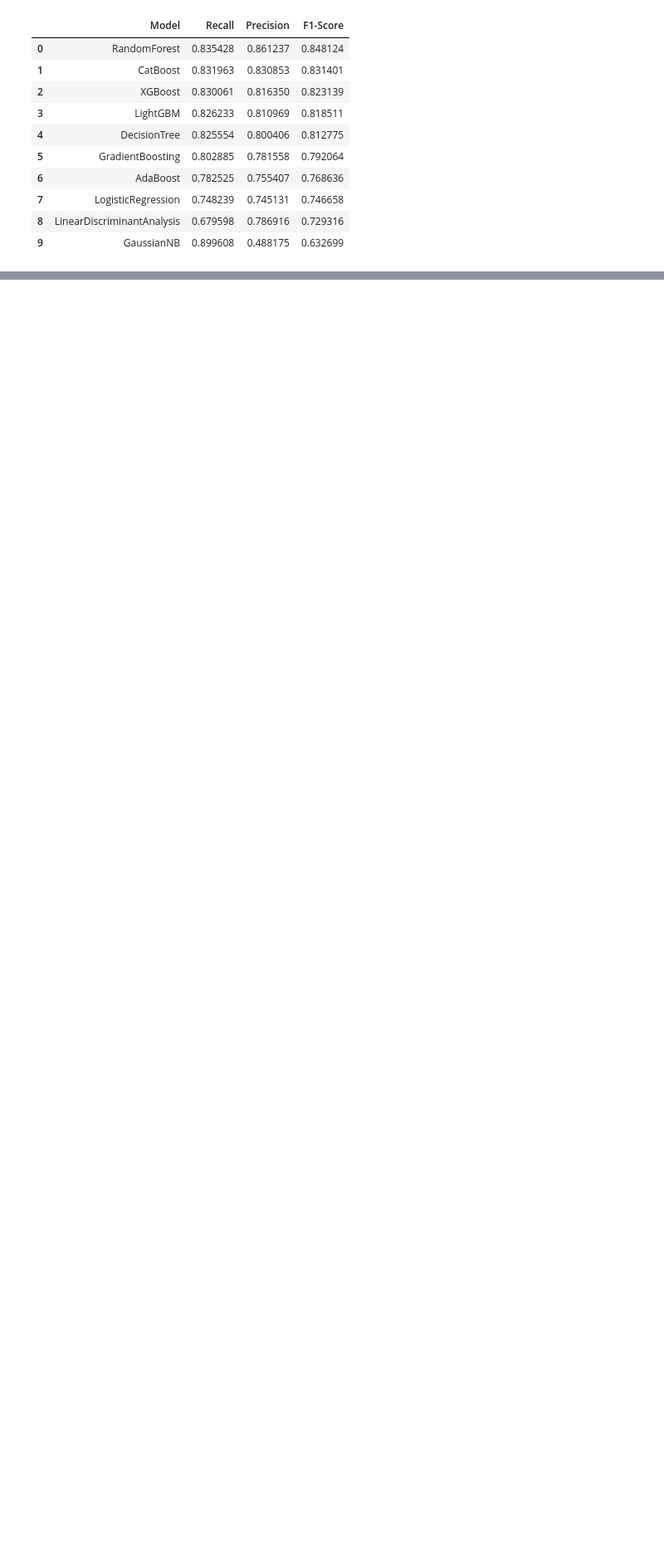
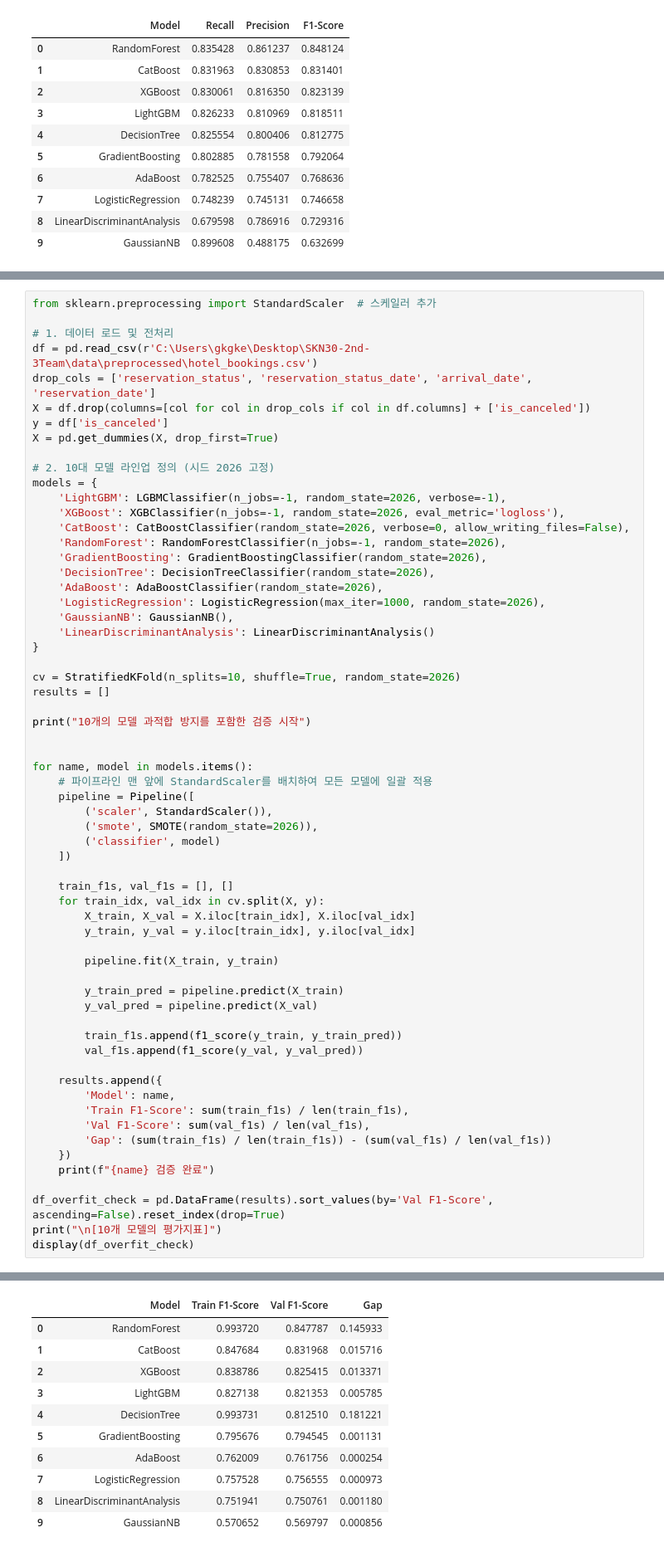
Before and after one commit to SKNETWORKS-FAMILY-AICAMP/SKN30-2nd-3Team, a Jupyter notebook: notebooks/03_ml_model.ipynb, the cells around one changed output, grey strips where cells are left out. Shown at 83% size. Drawn from its saved outputs; the diff is of its cells as text; blank space fills up the shorter version.

```diff
--- a/notebooks/03_ml_model.ipynb
+++ b/notebooks/03_ml_model.ipynb
@@ -152,0 +244,63 @@ plt.show()
+# %%
+from sklearn.preprocessing import StandardScaler  # 스케일러 추가
+
+# 1. 데이터 로드 및 전처리
+df = pd.read_csv(r'C:\Users\gkgke\Desktop\SKN30-2nd-3Team\data\preprocessed\hotel_bookings.csv')
+drop_cols = ['reservation_status', 'reservation_status_date', 'arrival_date', 'reservation_date']
+X = df.drop(columns=[col for col in drop_cols if col in df.columns] + ['is_canceled'])
+y = df['is_canceled']
+X = pd.get_dummies(X, drop_first=True)
+
+# 2. 10대 모델 라인업 정의 (시드 2026 고정)
+models = {
+    'LightGBM': LGBMClassifier(n_jobs=-1, random_state=2026, verbose=-1),
+    'XGBoost': XGBClassifier(n_jobs=-1, random_state=2026, eval_metric='logloss'),
+    'CatBoost': CatBoostClassifier(random_state=2026, verbose=0, allow_writing_files=False),
+    'RandomForest': RandomForestClassifier(n_jobs=-1, random_state=2026),
+    'GradientBoosting': GradientBoostingClassifier(random_state=2026),
+    'DecisionTree': DecisionTreeClassifier(random_state=2026),
+    'AdaBoost': AdaBoostClassifier(random_state=2026),
+    'LogisticRegression': LogisticRegression(max_iter=1000, random_state=2026),
+    'GaussianNB': GaussianNB(),
+    'LinearDiscriminantAnalysis': LinearDiscriminantAnalysis()
+}
+
+cv = StratifiedKFold(n_splits=10, shuffle=True, random_state=2026)
+results = []
+
+print("10개의 모델 과적합 방지를 포함한 검증 시작")
+
+
+for name, model in models.items():
+    # 파이프라인 맨 앞에 StandardScaler를 배치하여 모든 모델에 일괄 적용
+    pipeline = Pipeline([
+        ('scaler', StandardScaler()),
+        ('smote', SMOTE(random_state=2026)),
+        ('classifier', model)
+    ])
+
+    train_f1s, val_f1s = [], []
+    for train_idx, val_idx in cv.split(X, y):
+        X_train, X_val = X.iloc[train_idx], X.iloc[val_idx]
+        y_train, y_val = y.iloc[train_idx], y.iloc[val_idx]
+
+        pipeline.fit(X_train, y_train)
+
+        y_train_pred = pipeline.predict(X_train)
+        y_val_pred = pipeline.predict(X_val)
+
+        train_f1s.append(f1_score(y_train, y_train_pred))
+        val_f1s.append(f1_score(y_val, y_val_pred))
+
+    results.append({
+        'Model': name,
+        'Train F1-Score': sum(train_f1s) / len(train_f1s),
+        'Val F1-Score': sum(val_f1s) / len(val_f1s),
+        'Gap': (sum(train_f1s) / len(train_f1s)) - (sum(val_f1s) / len(val_f1s))
+    })
+    print(f"{name} 검증 완료")
+
+df_overfit_check = pd.DataFrame(results).sort_values(by='Val F1-Score', ascending=False).reset_index(drop=True)
+print("\n[10개 모델의 평가지표]")
+display(df_overfit_check)
+# %% [output]
@@ -152,0 +320,11 @@ plt.show()
+|  | Model | Train F1-Score | Val F1-Score | Gap |
+| 0 | RandomForest | 0.993720 | 0.847787 | 0.145933 |
+| 1 | CatBoost | 0.847684 | 0.831968 | 0.015716 |
+| 2 | XGBoost | 0.838786 | 0.825415 | 0.013371 |
+| 3 | LightGBM | 0.827138 | 0.821353 | 0.005785 |
+| 4 | DecisionTree | 0.993731 | 0.812510 | 0.181221 |
+| 5 | GradientBoosting | 0.795676 | 0.794545 | 0.001131 |
+| 6 | AdaBoost | 0.762009 | 0.761756 | 0.000254 |
+| 7 | LogisticRegression | 0.757528 | 0.756555 | 0.000973 |
+| 8 | LinearDiscriminantAnalysis | 0.751941 | 0.750761 | 0.001180 |
+| 9 | GaussianNB | 0.570652 | 0.569797 | 0.000856 |
```
Also changed, not shown: parts of 7 cells of this notebook.
